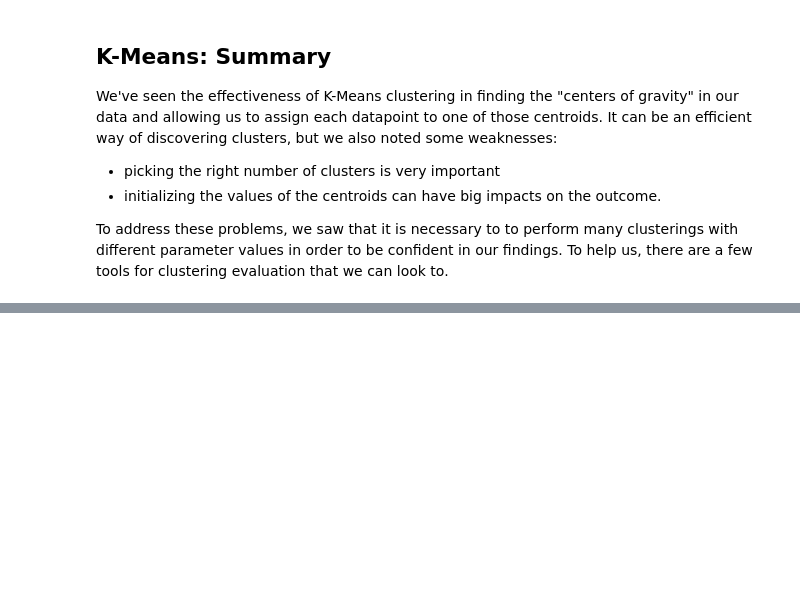
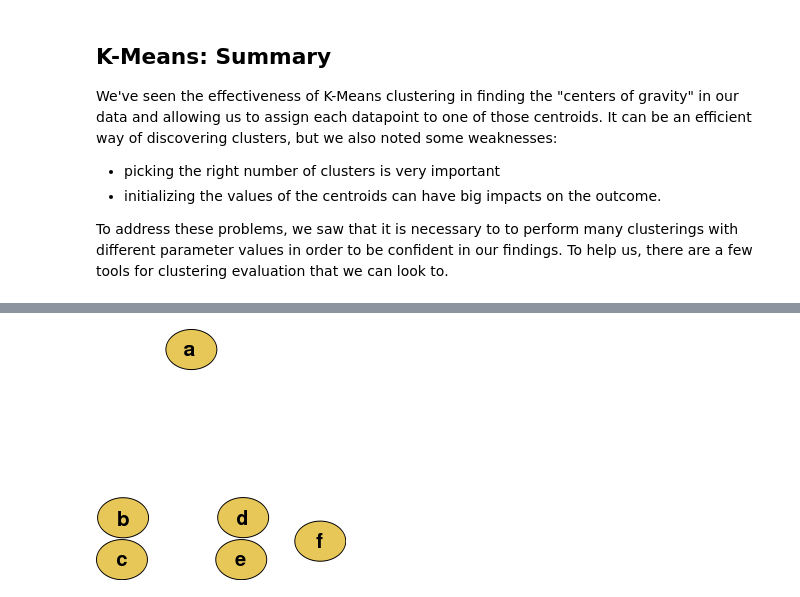
Before and after one commit to boblannon/notebooks, a Jupyter notebook: clustering.ipynb, the cells around one changed output, grey strips where cells are left out. Drawn from its saved outputs; the diff is of its cells as text; code cells hidden in the pictures; blank space fills up the shorter version.

```diff
--- a/clustering.ipynb
+++ b/clustering.ipynb
@@ -618,0 +979,5 @@ Expectation-Maximization (EM) Algorithm
+# %%
+from IPython.core.display import Image
+Image(filename='img/cluster/wiki-clusters1.svg')
+# %% [output]
+[figure, added]
```
Also changed, not shown: parts of 20 cells of this notebook.
